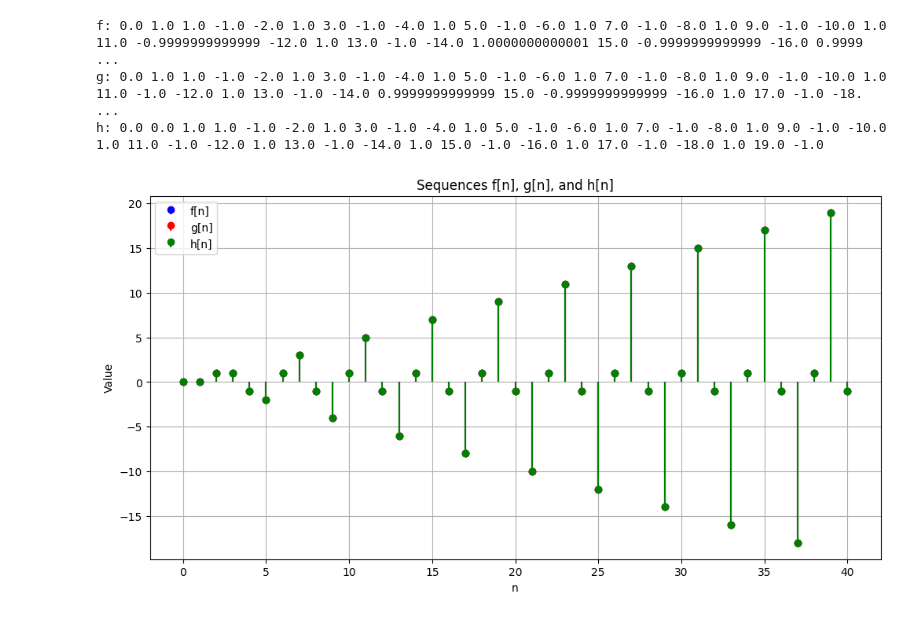
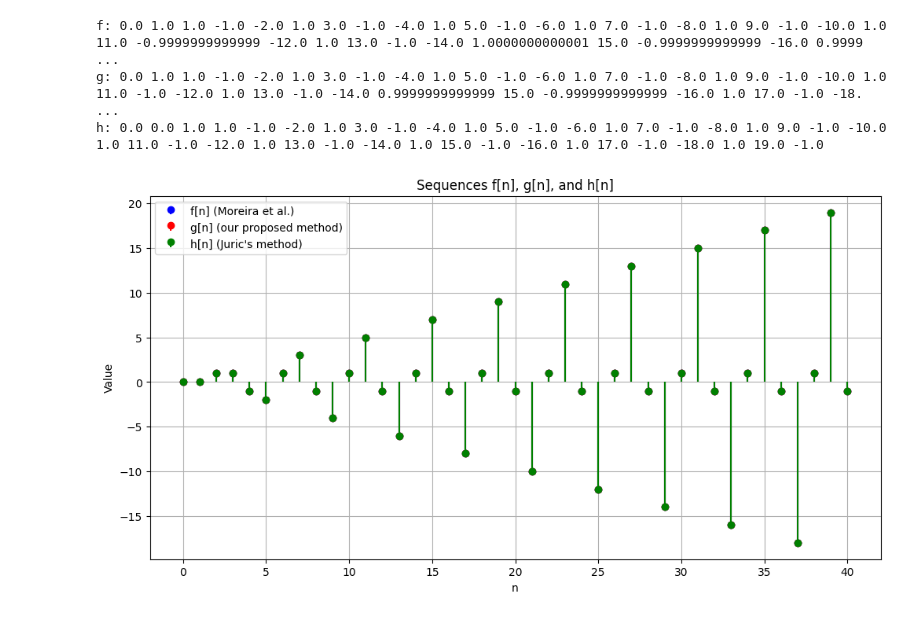
Before and after one commit to mjvaez/inverse-Z-transform, a Jupyter notebook: inverse_Z_transform.ipynb, the cells around one changed output. Drawn from its saved outputs; the diff is of its cells as text; code cells hidden in the pictures.

```diff
--- a/inverse_Z_transform.ipynb
+++ b/inverse_Z_transform.ipynb
@@ -187,34 +187,34 @@ for n in range(1, n_values):
             q = multiplicities[pole]
             first_idx = last_idx
             last_idx = last_idx + q
             for idx in range(first_idx, last_idx):
                 Ac = r[idx]
                 rc = p[idx]
                 Moreira_sum += Moreira_Inverse_Z(Ac, rc, idx-first_idx+1)(n)
         seen_poles[pole] = True
     f[n] = np.round(Moreira_sum, 13)
 
 # Define poles and their multiplicities
 poles = list(multiplicities.keys())
 multiplicities = list(multiplicities.values())
 h = Juric_inverse_Z(P, Q, poles, multiplicities, n_values)
 
 print('f:', *f[1:])
 print('g:', *g[1:])
 print('h:', *h)
 # Plot sequences f[n], g[n], and h[n]
 plt.figure(figsize=(12, 6))
-plt.stem(range(n_values), f, linefmt='b', markerfmt='bo', basefmt=" ", label='f[n]')
-plt.stem(range(n_values), g, linefmt='r', markerfmt='ro', basefmt=" ", label='g[n]')
-plt.stem(range(n_values), h, linefmt='g', markerfmt='go', basefmt=" ", label='h[n]')
+plt.stem(range(n_values), f, linefmt='b', markerfmt='bo', basefmt=" ", label='f[n] (Moreira et al.)')
+plt.stem(range(n_values), g, linefmt='r', markerfmt='ro', basefmt=" ", label='g[n] (our proposed method)')
+plt.stem(range(n_values), h, linefmt='g', markerfmt='go', basefmt=" ", label='h[n] (Juric\'s method)')
 plt.title('Sequences f[n], g[n], and h[n]')
 plt.xlabel('n')
 plt.grid(which='both')
 plt.ylabel('Value')
 plt.legend()
 plt.show()
 # %% [output]
 f: 0.0 1.0 1.0 -1.0 -2.0 1.0 3.0 -1.0 -4.0 1.0 5.0 -1.0 -6.0 1.0 7.0 -1.0 -8.0 1.0 9.0 -1.0 -10.0 1.0 11.0 -0.9999999999999 -12.0 1.0 13.0 -1.0 -14.0 1.0000000000001 15.0 -0.9999999999999 -16.0 0.9999 ...
 g: 0.0 1.0 1.0 -1.0 -2.0 1.0 3.0 -1.0 -4.0 1.0 5.0 -1.0 -6.0 1.0 7.0 -1.0 -8.0 1.0 9.0 -1.0 -10.0 1.0 11.0 -1.0 -12.0 1.0 13.0 -1.0 -14.0 0.9999999999999 15.0 -0.9999999999999 -16.0 1.0 17.0 -1.0 -18. ...
 h: 0.0 0.0 1.0 1.0 -1.0 -2.0 1.0 3.0 -1.0 -4.0 1.0 5.0 -1.0 -6.0 1.0 7.0 -1.0 -8.0 1.0 9.0 -1.0 -10.0 1.0 11.0 -1.0 -12.0 1.0 13.0 -1.0 -14.0 1.0 15.0 -1.0 -16.0 1.0 17.0 -1.0 -18.0 1.0 19.0 -1.0
-[figure, old version]
+[figure, new version]
```
